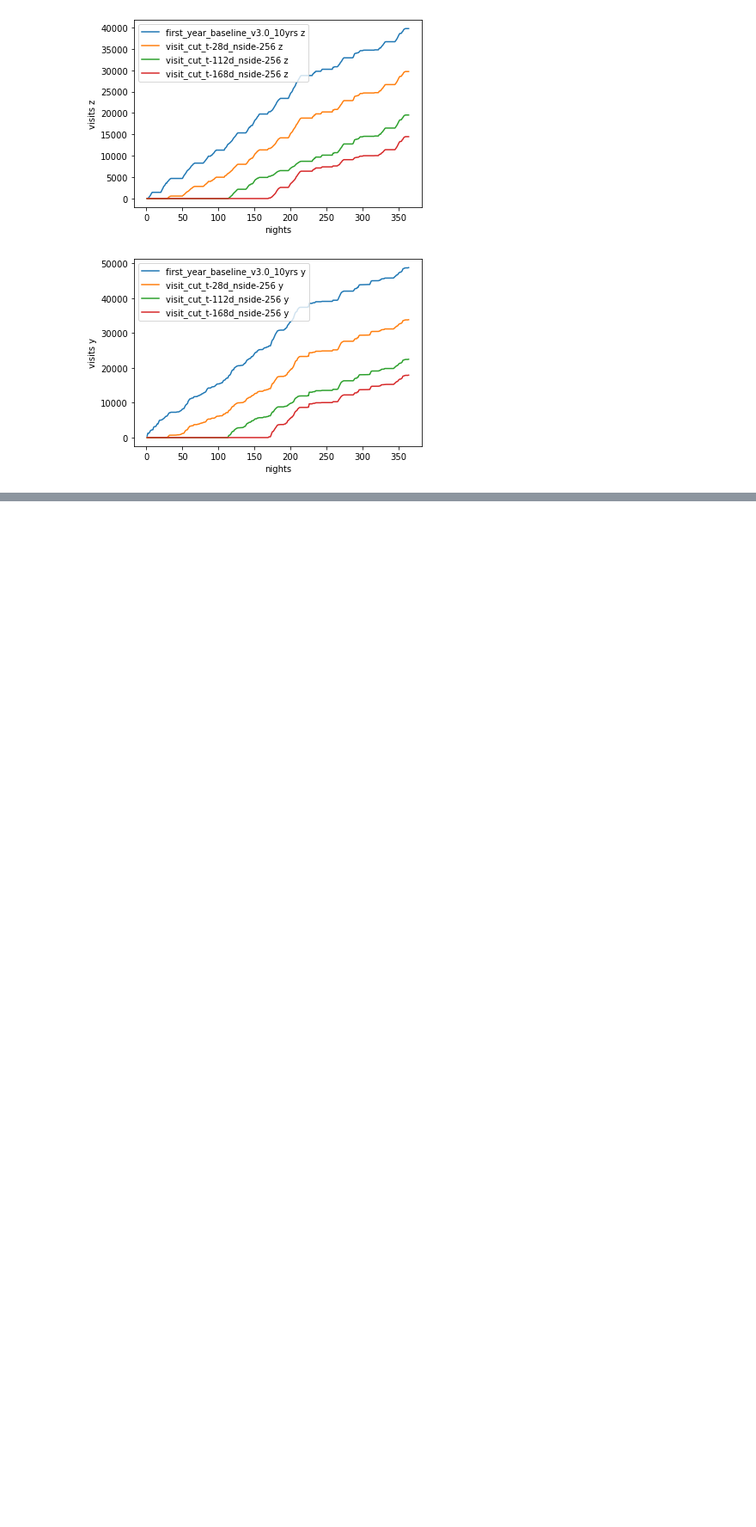
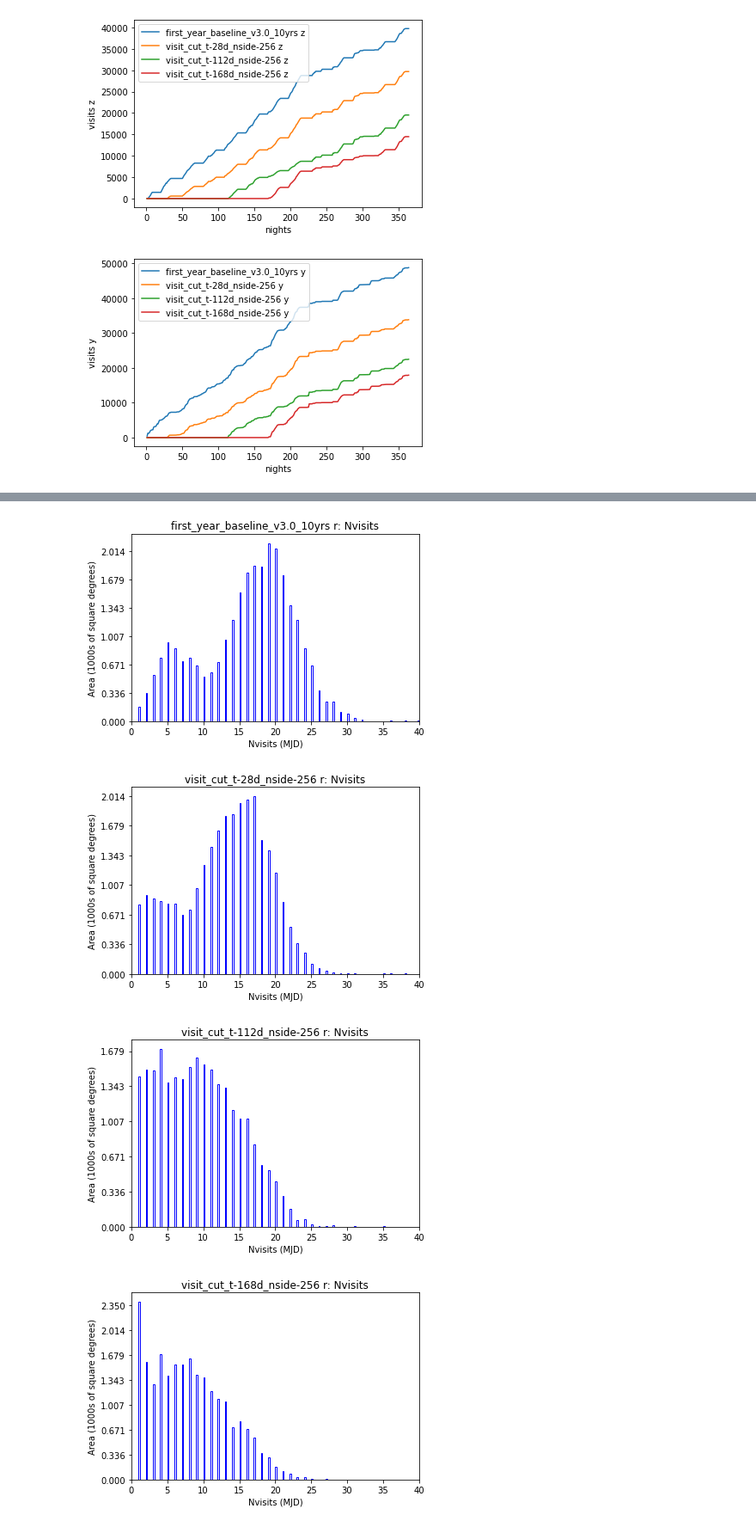
Before and after one commit to jrob93/rubin_templates, a Jupyter notebook: analyse_template_visits.ipynb, the cells around one changed output, grey strips where cells are left out. Shown at 86% size. Saved outputs shown, nothing was run; the diff lists cells and outputs as text; code cells hidden in the pictures; blank space fills up the shorter version.

```diff
--- a/analyse_template_visits.ipynb
+++ b/analyse_template_visits.ipynb
@@ -696,0 +349,17 @@ for f in 'ugrizy':
+# %%
+ph = maf.PlotHandler(outDir='temp', thumbnail=False)
+
+plotDict = {'xMin':0, 'xMax':40}
+
+for r in run_dict_visits.keys():
+    bdict = run_dict_visits[r]
+
+    # for f in 'ugrizy':
+    for f in 'r':
+        ph.setMetricBundles([bdict[f]])
+        ph.plot(plotFunc=maf.HealpixHistogram(), plotDicts=plotDict)
+# %% [output]
+[figure, added]
+[figure, added]
+[figure, added]
+[figure, added]
```
Also changed, not shown: parts of 50 cells of this notebook.
